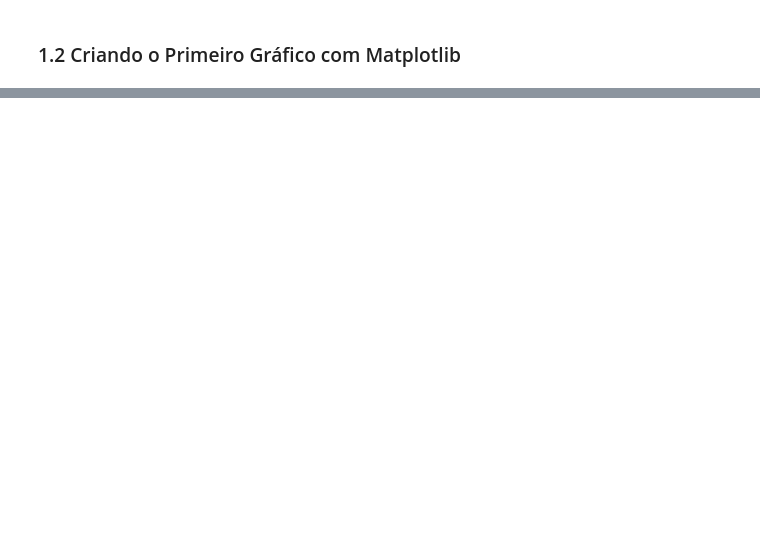
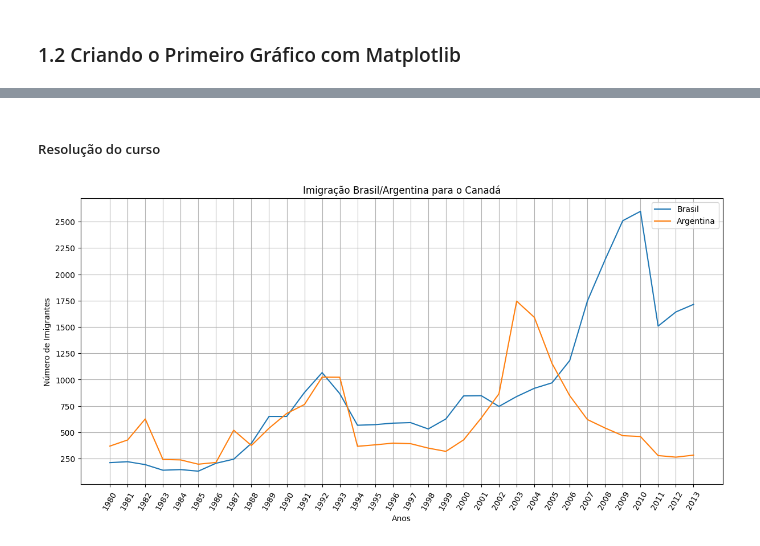
Before and after one commit to KaelDucatti/estudos-ds, a Jupyter notebook: data_visualization/01_criando_graficos_com_bibliotecas_py/conhecendo_matplotlib.ipynb, the cells around one changed output, grey strips where cells are left out. Cells and saved outputs as stored; diff of their text form; code cells hidden in the pictures; blank space fills up the shorter version.

```diff
--- a/data_visualization/01_criando_graficos_com_bibliotecas_py/conhecendo_matplotlib.ipynb
+++ b/data_visualization/01_criando_graficos_com_bibliotecas_py/conhecendo_matplotlib.ipynb
@@ -133,0 +193,38 @@ plt.show()
+# %% [markdown]
+##### Resolução do curso
+# %%
+# Extraindo apenas as informações referentes ao Brasil e Argentina
+df_comparacao = df_1.loc[['Brasil', 'Argentina'], anos]
+df_comparacao = df_comparacao.T.reset_index()
+df_comparacao.columns = ['anos', 'brasil', 'argentina']
+df_comparacao
+
+plt.figure(
+    figsize=(12, 6),
+    constrained_layout=True,
+)
+
+plt.title("Imigração Brasil/Argentina para o Canadá")
+plt.xlabel("Anos")
+plt.ylabel("Número de Imigrantes")
+
+plt.xticks(rotation=60)
+plt.yticks(ticks=list(range(250, 3000, 250)))
+
+plt.grid(True)
+
+plt.plot(
+    df_comparacao['anos'],
+    df_comparacao['brasil'],
+    label='Brasil'
+)
+plt.plot(
+    df_comparacao['anos'],
+    df_comparacao['argentina'],
+    label='Argentina'
+)
+
+plt.legend()
+plt.show()
+# %% [output]
+[figure, added]
```
Also changed, not shown: parts of 9 cells of this notebook, 2 other files.
